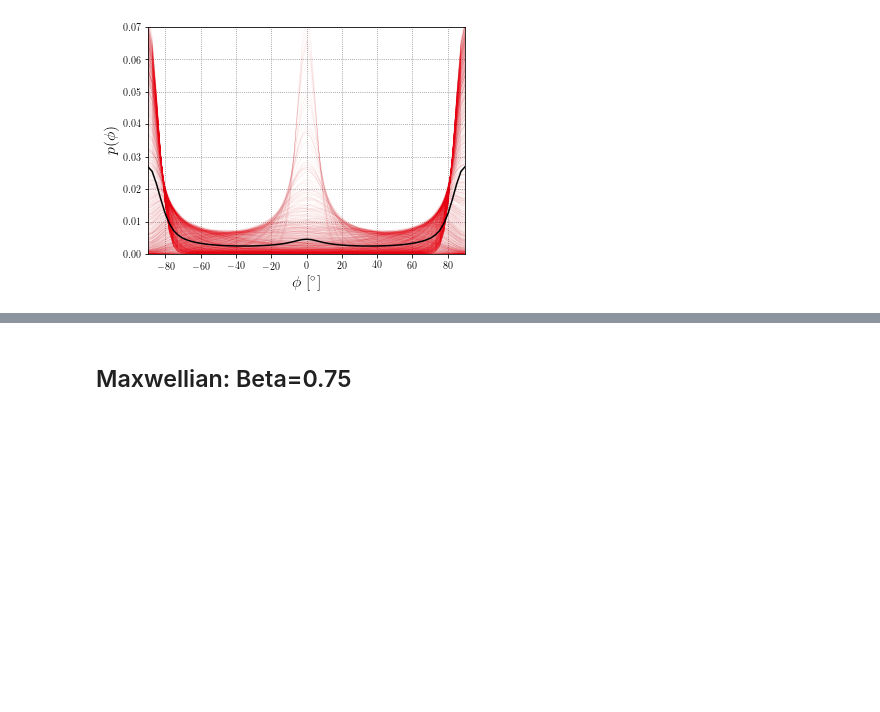
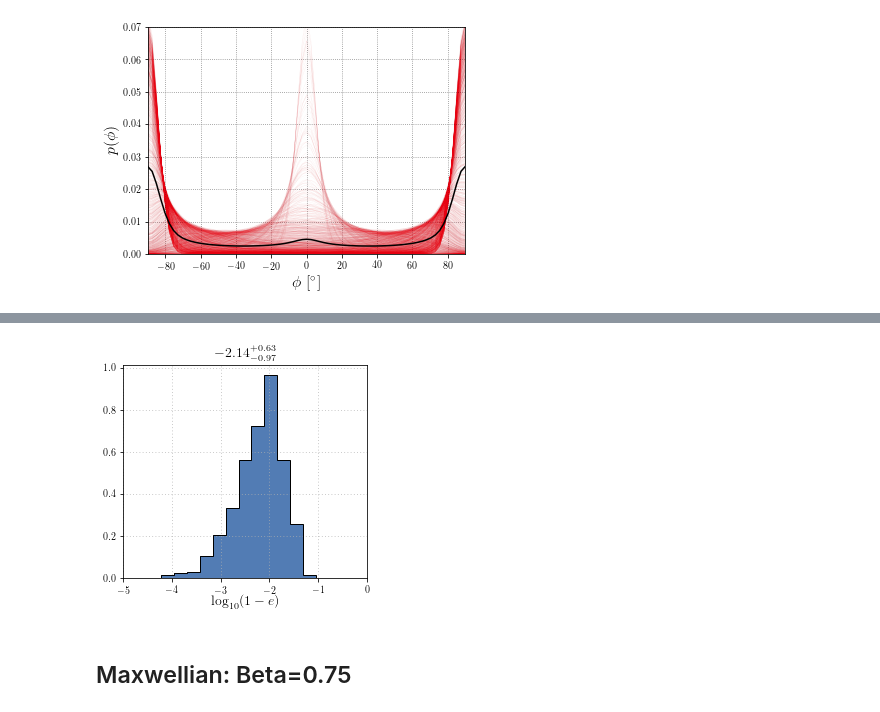
Before and after one commit to tcallister/state-of-the-field-gwtc2, a Jupyter notebook: figures/spin_results.ipynb, the cells around one changed output, grey strips where cells are left out. Drawn from its saved outputs; the diff is of its cells as text; code cells hidden in the pictures; blank space fills up the shorter version.

```diff
--- a/figures/spin_results.ipynb
+++ b/figures/spin_results.ipynb
@@ -541,3 +561,22 @@ with open('latex-macros.txt','w') as outfile:
+# %%
+binaries,t,s,m,success = getPopRecursion(500,3.,0.2,0.3,0.,"maxwellian",[10.**2,10.**2],0.9,
+                                         efficiencyThreshold=1e-4,dist='delta')
+# %%
+eccentricity = np.array([b.eccentricity for b in binaries])
+merger_times = np.array([b.time_to_merger()/year for b in binaries])
+# %%
+toPlot = {
+    'ecc':{'data':np.log10(1-eccentricity),'plot_bounds':(-5,0),'label':r'$\log_{10}(1-e)$'},
+}
+
+fig = plt.figure(figsize=(4,4))
+plot_corner(fig,toPlot,'#084594')
+
+fig.subplots_adjust(wspace=0.15, hspace=0.16)
+plt.savefig('./wide_eccentricities.pdf',bbox_inches='tight')
+plt.show()
+# %% [output]
+[figure, added]
 # %% [markdown]
 ## Maxwellian: Beta=0.75
 # %%
```
Also changed, not shown: parts of 2 cells of this notebook, 18 other files.
